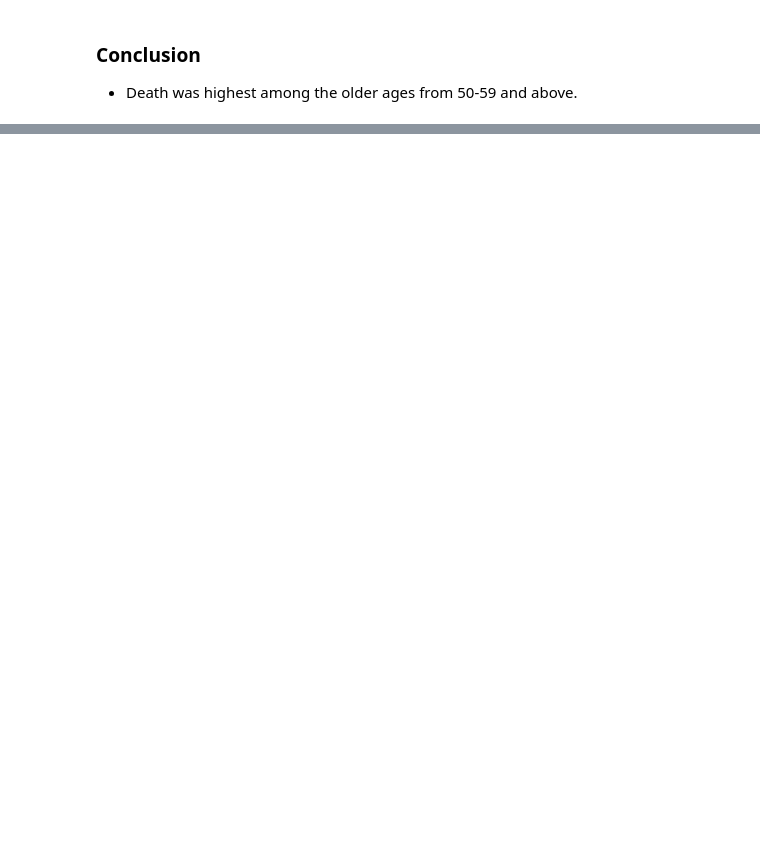
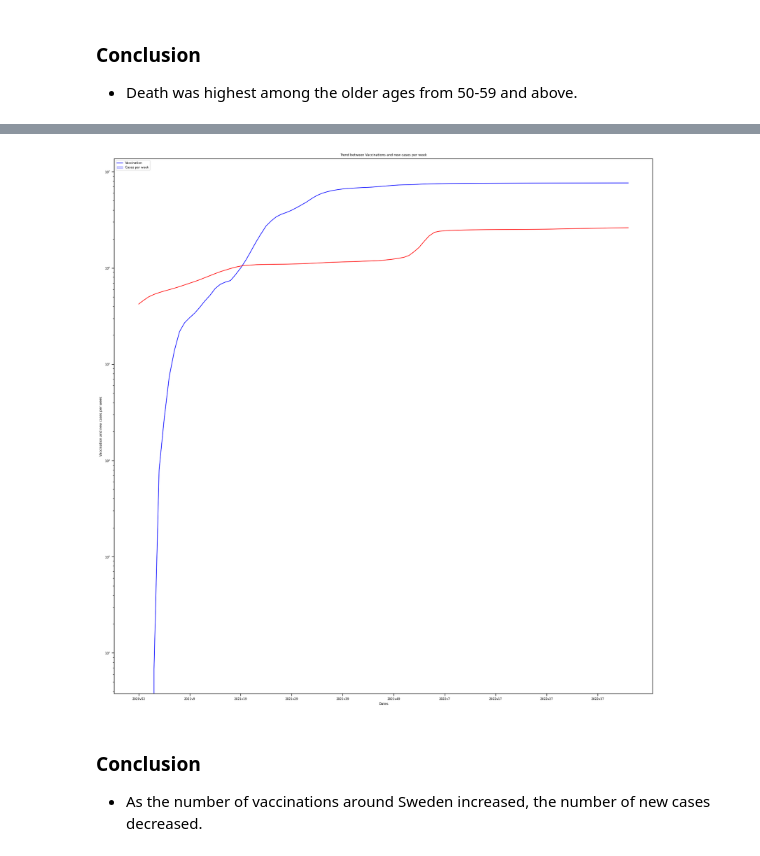
Before and after one commit to abdulahmed22/Data-behandling, a Jupyter notebook: lab/KPIer.ipynb, the cells around one changed output, grey strips where cells are left out. Cells and saved outputs as stored; diff of their text form; code cells hidden in the pictures; blank space fills up the shorter version.

```diff
--- a/lab/KPIer.ipynb
+++ b/lab/KPIer.ipynb
@@ -207,0 +253,5 @@ figu.write_html("data_visualization/age_moratlity_rates.html")
+# %%
+vaccin_data_df = pd.read_excel("covid_data\Folkhalsomyndigheten_Covid19_Vaccine.xlsx", sheet_name= "Vaccinerade tidsserie")
+vaccin_data_df["Vecka"] = vaccin_data_df["År"].astype(str) + "v" + vaccin_data_df["Vecka"].astype(str)
+vaccin_data_df.drop(["År"], inplace=True,axis=1)
+vaccin_data_df.head(5)
@@ -207,0 +265,3 @@ figu.write_html("data_visualization/age_moratlity_rates.html")
+# %%
+vaccin_2_doser = vaccin_data_df[vaccin_data_df["Vaccinationsstatus"]=="Minst 2 doser"].reset_index(drop=True)
+vaccin_2_doser.head(5)
@@ -207,0 +275,4 @@ figu.write_html("data_visualization/age_moratlity_rates.html")
+# %%
+covid_vaccin_df = pd.merge(vaccin_2_doser, covid_data_df[["Vecka", "Antal_fall_vecka", "Antal_avlidna_vecka","Kum_antal_fall"]],
+on="Vecka", how="left")
+covid_vaccin_df.head(5)
@@ -207,0 +286,3 @@ figu.write_html("data_visualization/age_moratlity_rates.html")
+# %%
+covid_vaccin_df = covid_vaccin_df[covid_vaccin_df["Region"] == "| Sverige |"].reset_index(drop=True)
+covid_vaccin_df
@@ -207,0 +303,13 @@ figu.write_html("data_visualization/age_moratlity_rates.html")
+# %%
+
+fig,ax = plt.subplots(figsize=(20,20))
+sns.lineplot(data=covid_vaccin_df, x="Vecka", y="Antal vaccinerade",color="blue",ax=ax)
+
+
+sns.lineplot(data=covid_vaccin_df, x="Vecka", y="Kum_antal_fall",color="red",ax=ax)
+ax.set(title= "Trend between Vaccinations and new cases per week",xlabel="Dates", ylabel="Vaccination and new cases per week", xticks=covid_vaccin_df["Vecka"][::10])
+ax.set_yscale("log")
+ax.legend(["Vaccination", "Cases per week"], loc= "upper left")
+plt.savefig("data_visualization/trend_btn_vaccs_&_new_cases.png")
+# %% [output]
+[figure, added]
@@ -207,0 +335,3 @@ figu.write_html("data_visualization/age_moratlity_rates.html")
+# %% [markdown]
+### Conclusion
+- As the number of vaccinations around Sweden increased, the number of new cases decreased.
```
Also changed, not shown: parts of 12 cells of this notebook, 11 other files.
